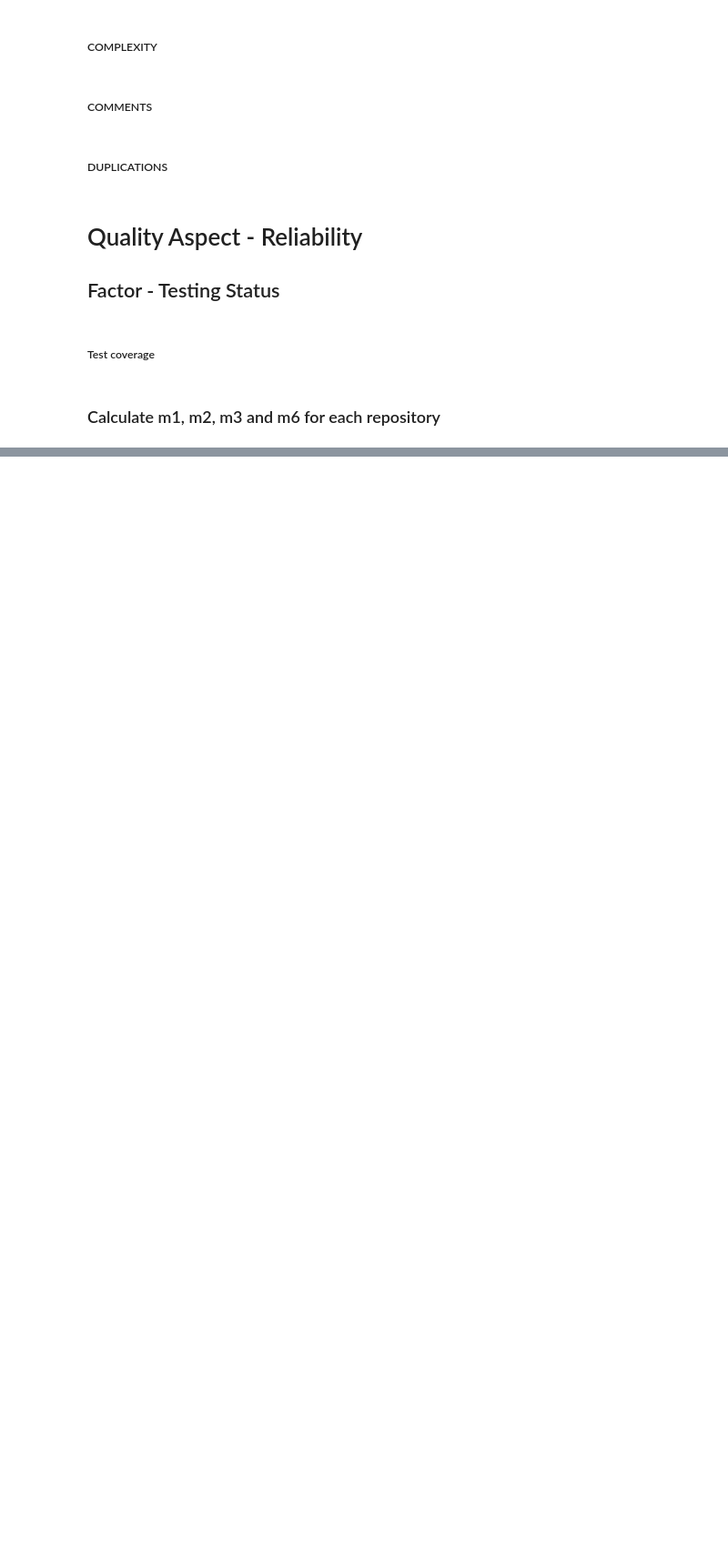
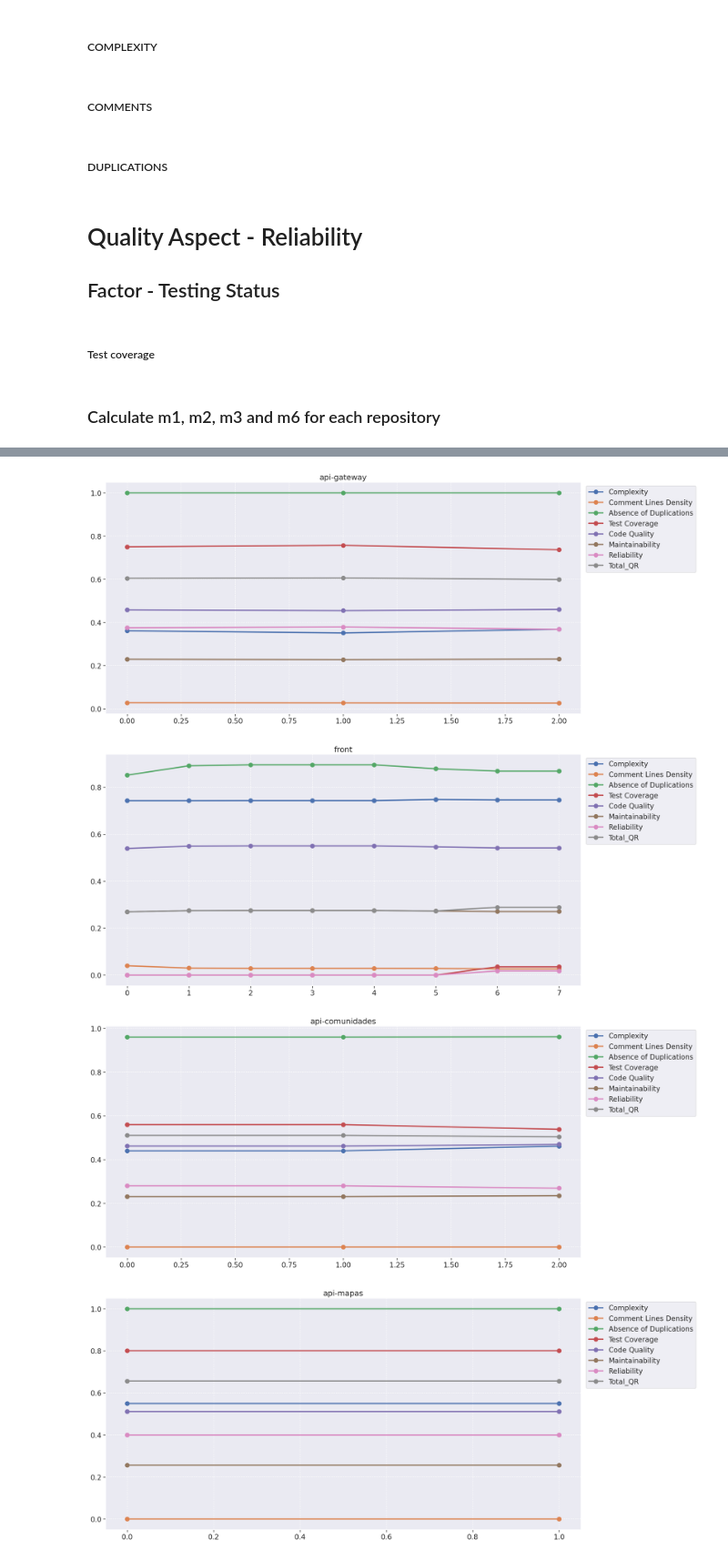
Before and after one commit to fga-eps-mds/2021-2-Cartografia-social-Doc, a Jupyter notebook: Analytics/analytics.ipynb, the cells around one changed output, grey strips where cells are left out. Shown at 91% size. Saved outputs shown, nothing was run; the diff lists cells and outputs as text; code cells hidden in the pictures; blank space fills up the shorter version.

```diff
--- a/Analytics/analytics.ipynb
+++ b/Analytics/analytics.ipynb
@@ -286,3 +339,15 @@ api_comunidades_metrics = create_metrics_df(api_comunidades_df)
 api_mapas_metrics = create_metrics_df(api_mapas_df)
 api_midia_metrics = create_metrics_df(api_midia_df)
 api_users_metrics = create_metrics_df(api_users_df)
+
+all_repo_measurements = [
+    api_gateway_metrics,
+    front_metrics,
+    api_comunidades_metrics,
+    api_mapas_metrics,
+    api_midia_metrics,
+    api_users_metrics
+]
+
+for repo in all_repo_measurements:
+    display(repo)
@@ -296,7 +388,7 @@ pc2 = 0.5
 pm1 = 0.33
 pm2 = 0.33
 pm3 = 0.33
-pm6 = 0.7
+pm6 = 1
 
 def add_remaining_measurements(repo_metrics_df):
     repo_metrics_df['code_quality'] = ((repo_metrics_df['m1']*pm1) + (repo_metrics_df['m2']*pm2) + (repo_metrics_df['m3']*pm3)) * psc1
@@ -305,14 +397,7 @@ def add_remaining_measurements(repo_metrics_df):
     repo_metrics_df['Reliability'] = repo_metrics_df['testing_status'] * pc2
     repo_metrics_df['Total_QR'] = repo_metrics_df['Maintainability'] + repo_metrics_df['Reliability']
 
-all_repo_measurements = [
-    api_gateway_metrics,
-    front_metrics,
-    api_comunidades_metrics,
-    api_mapas_metrics,
-    api_midia_metrics,
-    api_users_metrics
-]
+
 for repo in all_repo_measurements:
     add_remaining_measurements(repo)
     repo_name = repo['Repository'].iloc[0]
@@ -372,0 +488,21 @@ plt.plot(total_metrics_df['Total_QR'], linewidth=3, marker='o', markersize=5)
+# %%
+def build_graphic(selected_df):
+    fig = plt.figure(figsize=(20, 10))
+    plt.title(selected_df['Repository'].iloc[0])
+    plt.plot(selected_df['m1'], linewidth=3, marker='o', label='Complexity', markersize=10)
+    plt.plot(selected_df['m2'], linewidth=3, marker='o', label='Comment Lines Density', markersize=10)
+    plt.plot(selected_df['m3'], linewidth=3, marker='o', label='Absence of Duplications', markersize=10)
+    plt.plot(selected_df['m6'], linewidth=3, marker='o', label='Test Coverage', markersize=10)
+    plt.plot(selected_df['code_quality'], linewidth=3, marker='o', label='Code Quality', markersize=10)
+    plt.plot(selected_df['Maintainability'], linewidth=3, marker='o', label='Maintainability', markersize=10)
+    plt.plot(selected_df['Reliability'], linewidth=3, marker='o', label='Reliability', markersize=10)
+    plt.plot(selected_df['Total_QR'], linewidth=3, marker='o', label='Total_QR', markersize=10)
+    plt.legend(bbox_to_anchor=(1.25,1), loc="upper right")
+
+for repo in all_repo_measurements:
+    build_graphic(repo)
+# %% [output]
+[figure, added]
+[figure, added]
+[figure, added]
+[figure, added]
```
Also changed, not shown: parts of 25 cells of this notebook, 38 other files.
